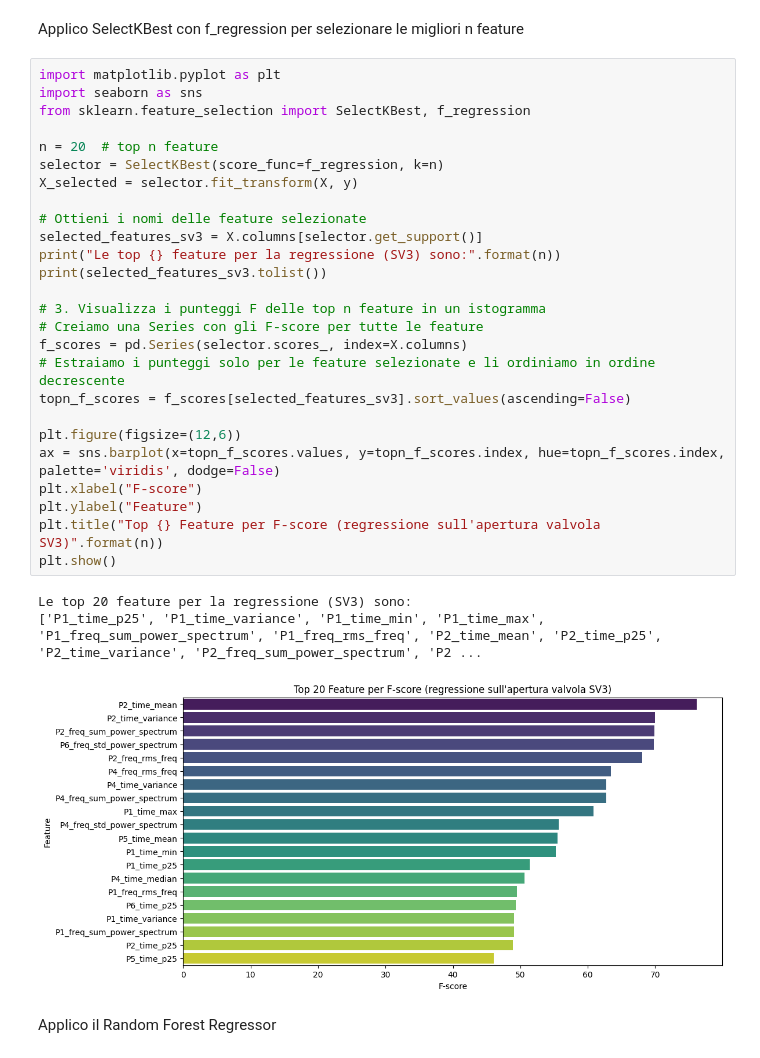
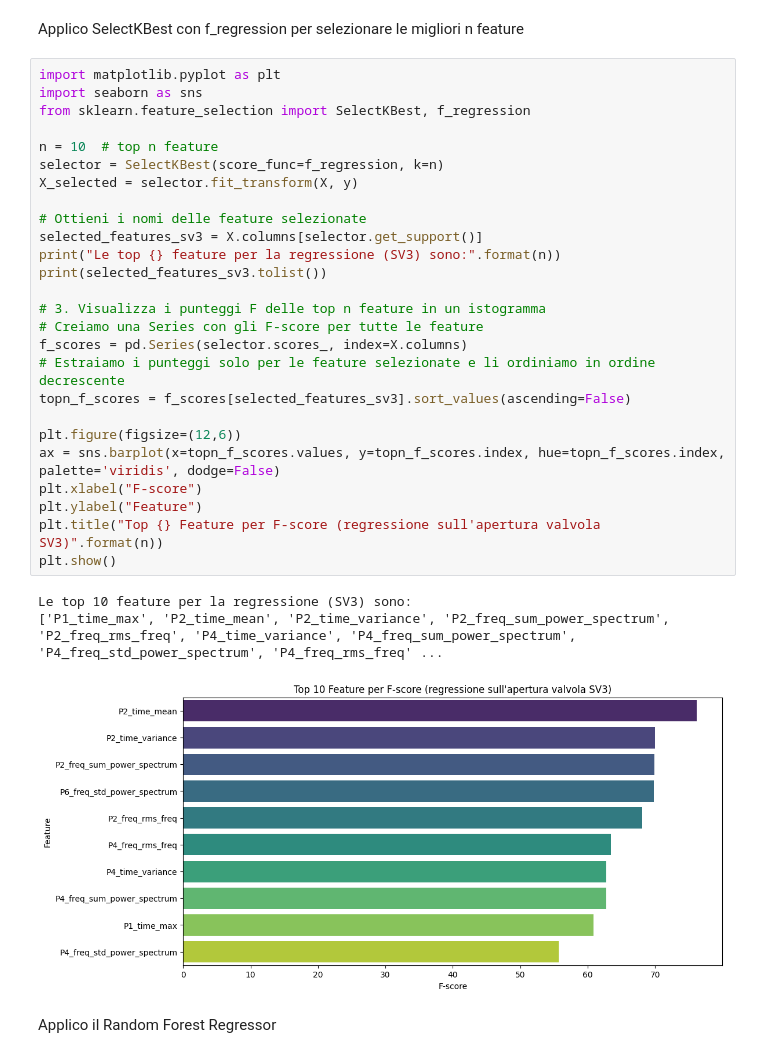
Before and after one commit to enricopierga/C2_PHM_AsiaPacific_2023, a Jupyter notebook: task5/task5.ipynb, the cells around one changed output. Cells and saved outputs as stored; diff of their text form.

```diff
--- a/task5/task5.ipynb
+++ b/task5/task5.ipynb
@@ -375,33 +367,33 @@ Applico SelectKBest con f_regression per selezionare le migliori n feature
 # %%
 import matplotlib.pyplot as plt
 import seaborn as sns
 from sklearn.feature_selection import SelectKBest, f_regression
 
-n = 20  # top n feature
+n = 10  # top n feature
 selector = SelectKBest(score_func=f_regression, k=n)
 X_selected = selector.fit_transform(X, y)
 
 # Ottieni i nomi delle feature selezionate
 selected_features_sv3 = X.columns[selector.get_support()]
 print("Le top {} feature per la regressione (SV3) sono:".format(n))
 print(selected_features_sv3.tolist())
 
 # 3. Visualizza i punteggi F delle top n feature in un istogramma
 # Creiamo una Series con gli F-score per tutte le feature
 f_scores = pd.Series(selector.scores_, index=X.columns)
 # Estraiamo i punteggi solo per le feature selezionate e li ordiniamo in ordine decrescente
 topn_f_scores = f_scores[selected_features_sv3].sort_values(ascending=False)
 
 plt.figure(figsize=(12,6))
 ax = sns.barplot(x=topn_f_scores.values, y=topn_f_scores.index, hue=topn_f_scores.index, palette='viridis', dodge=False)
 plt.xlabel("F-score")
 plt.ylabel("Feature")
 plt.title("Top {} Feature per F-score (regressione sull'apertura valvola SV3)".format(n))
 plt.show()
 # %% [output]
-Le top 20 feature per la regressione (SV3) sono:
-['P1_time_p25', 'P1_time_variance', 'P1_time_min', 'P1_time_max', 'P1_freq_sum_power_spectrum', 'P1_freq_rms_freq', 'P2_time_mean', 'P2_time_p25', 'P2_time_variance', 'P2_freq_sum_power_spectrum', 'P2 ...
+Le top 10 feature per la regressione (SV3) sono:
+['P1_time_max', 'P2_time_mean', 'P2_time_variance', 'P2_freq_sum_power_spectrum', 'P2_freq_rms_freq', 'P4_time_variance', 'P4_freq_sum_power_spectrum', 'P4_freq_std_power_spectrum', 'P4_freq_rms_freq' ...
-[figure, old version]
+[figure, new version]
 # %% [markdown]
 Applico il Random Forest Regressor
 # %%
```
Also changed, not shown: parts of 24 cells of this notebook.
